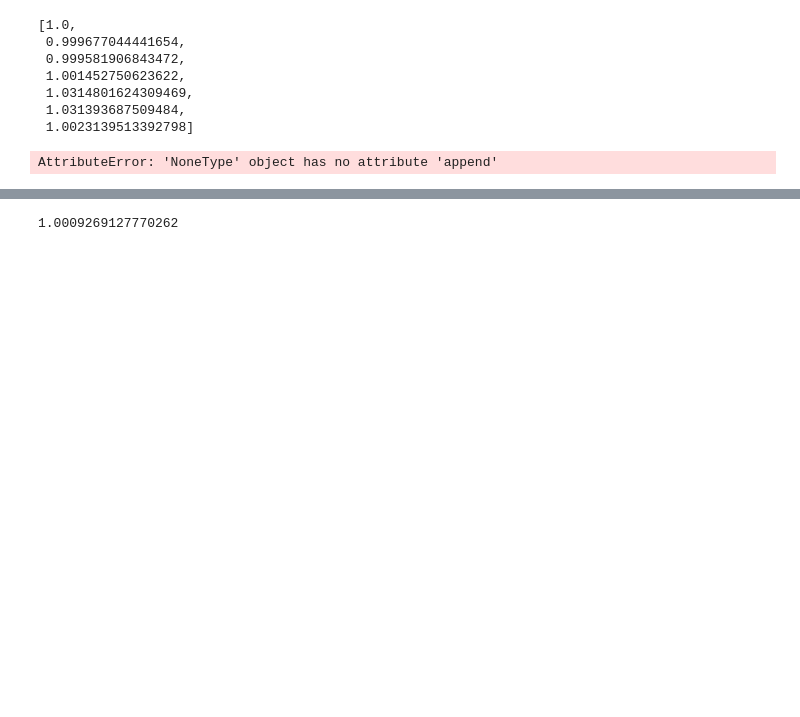
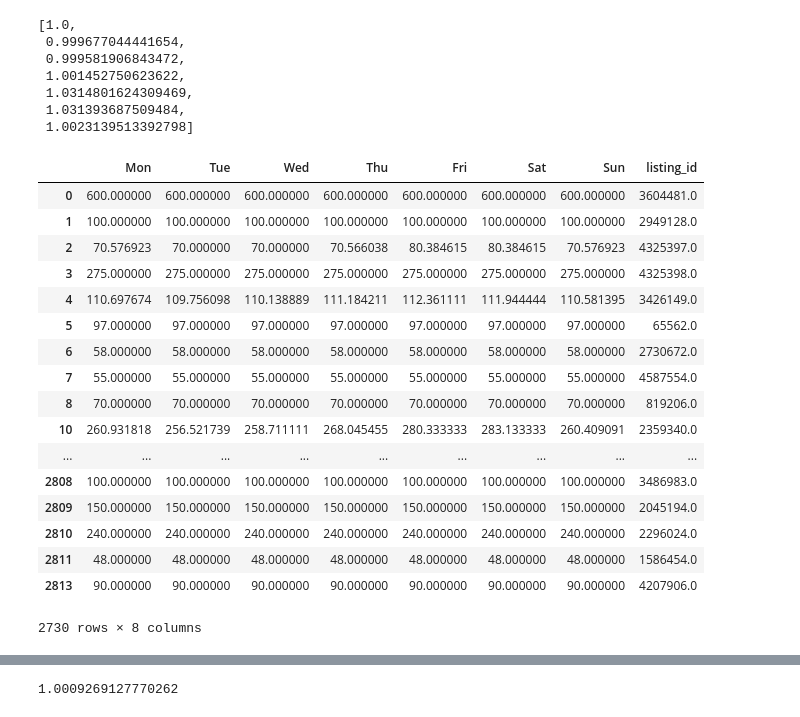
Before and after one commit to samuelklam/airbnb-pricing-prediction, a Jupyter notebook: data-exploration/seasonality-exploration-WJ.ipynb, the cells around one changed output, grey strips where cells are left out. Drawn from its saved outputs; the diff is of its cells as text; code cells hidden in the pictures; blank space fills up the shorter version.

```diff
--- a/data-exploration/seasonality-exploration-WJ.ipynb
+++ b/data-exploration/seasonality-exploration-WJ.ipynb
@@ -112,11 +112,6 @@ pricing_data=dict.fromkeys(b)
 # %%
 for i in pricing_data:
     pricing_data[i]=[]
-# %%
-for index,j in enumerate(b):
-        pricing_data[j].append(1)
-# %% [output]
-AttributeError: 'NoneType' object has no attribute 'append'
 # %%
 ## Alternate version where
 listing_id=[]
@@ -130,3 +124,24 @@ results = pd.DataFrame(pricing_data)
 results['listing_id'] = listing_id
 results_nona = results.dropna(axis = 0)
 results_nona = results_nona[['Mon', 'Tue', 'Wed', 'Thu', 'Fri', 'Sat', 'Sun', 'listing_id']]
+# %%
+results_nona
+# %% [output]
+|  | Mon | Tue | Wed | Thu | Fri | Sat | Sun | listing_id |
+| 0 | 600.000000 | 600.000000 | 600.000000 | 600.000000 | 600.000000 | 600.000000 | 600.000000 | 3604481.0 |
+| 1 | 100.000000 | 100.000000 | 100.000000 | 100.000000 | 100.000000 | 100.000000 | 100.000000 | 2949128.0 |
+| 2 | 70.576923 | 70.000000 | 70.000000 | 70.566038 | 80.384615 | 80.384615 | 70.576923 | 4325397.0 |
+| 3 | 275.000000 | 275.000000 | 275.000000 | 275.000000 | 275.000000 | 275.000000 | 275.000000 | 4325398.0 |
+| 4 | 110.697674 | 109.756098 | 110.138889 | 111.184211 | 112.361111 | 111.944444 | 110.581395 | 3426149.0 |
+| 5 | 97.000000 | 97.000000 | 97.000000 | 97.000000 | 97.000000 | 97.000000 | 97.000000 | 65562.0 |
+| 6 | 58.000000 | 58.000000 | 58.000000 | 58.000000 | 58.000000 | 58.000000 | 58.000000 | 2730672.0 |
+| 7 | 55.000000 | 55.000000 | 55.000000 | 55.000000 | 55.000000 | 55.000000 | 55.000000 | 4587554.0 |
+| 8 | 70.000000 | 70.000000 | 70.000000 | 70.000000 | 70.000000 | 70.000000 | 70.000000 | 819206.0 |
+| 10 | 260.931818 | 256.521739 | 258.711111 | 268.045455 | 280.333333 | 283.133333 | 260.409091 | 2359340.0 |
+| ... | ... | ... | ... | ... | ... | ... | ... | ... |
+| 2808 | 100.000000 | 100.000000 | 100.000000 | 100.000000 | 100.000000 | 100.000000 | 100.000000 | 3486983.0 |
+| 2809 | 150.000000 | 150.000000 | 150.000000 | 150.000000 | 150.000000 | 150.000000 | 150.000000 | 2045194.0 |
+| 2810 | 240.000000 | 240.000000 | 240.000000 | 240.000000 | 240.000000 | 240.000000 | 240.000000 | 2296024.0 |
+| 2811 | 48.000000 | 48.000000 | 48.000000 | 48.000000 | 48.000000 | 48.000000 | 48.000000 | 1586454.0 |
+| 2813 | 90.000000 | 90.000000 | 90.000000 | 90.000000 | 90.000000 | 90.000000 | 90.000000 | 4207906.0 |
+2730 rows × 8 columns
```
Also changed, not shown: parts of 8 cells of this notebook, 2 other files.
